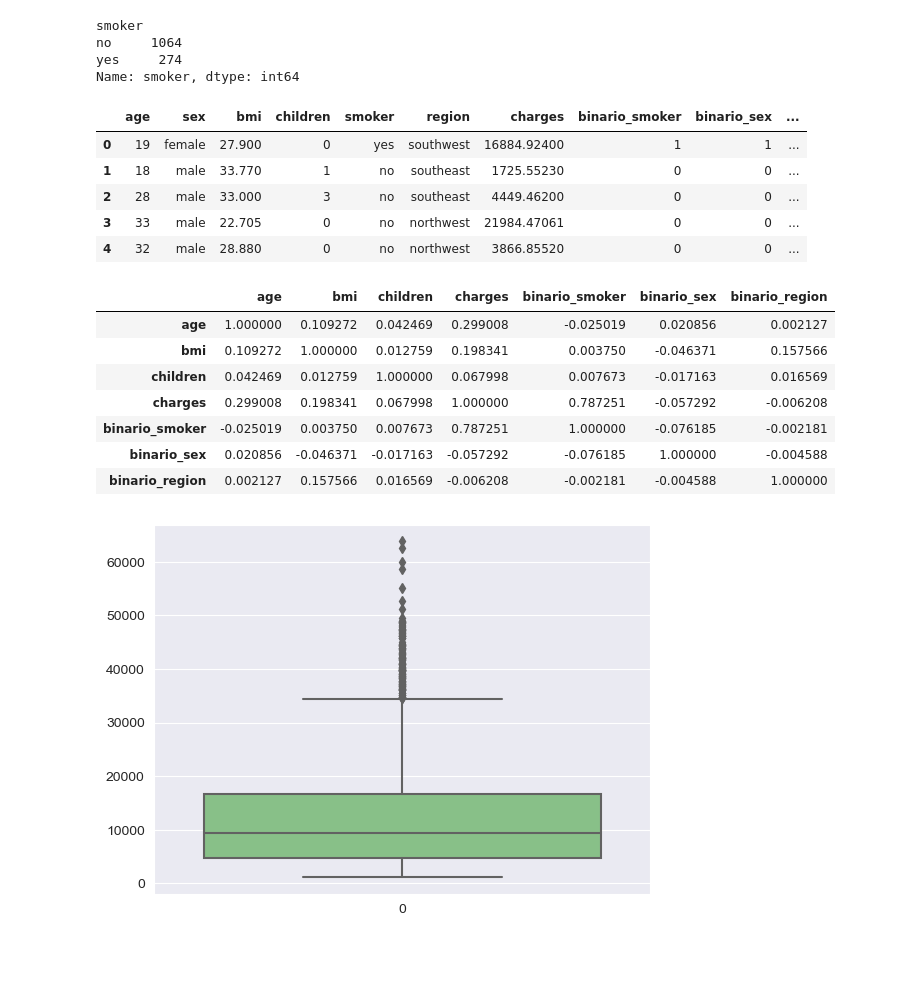
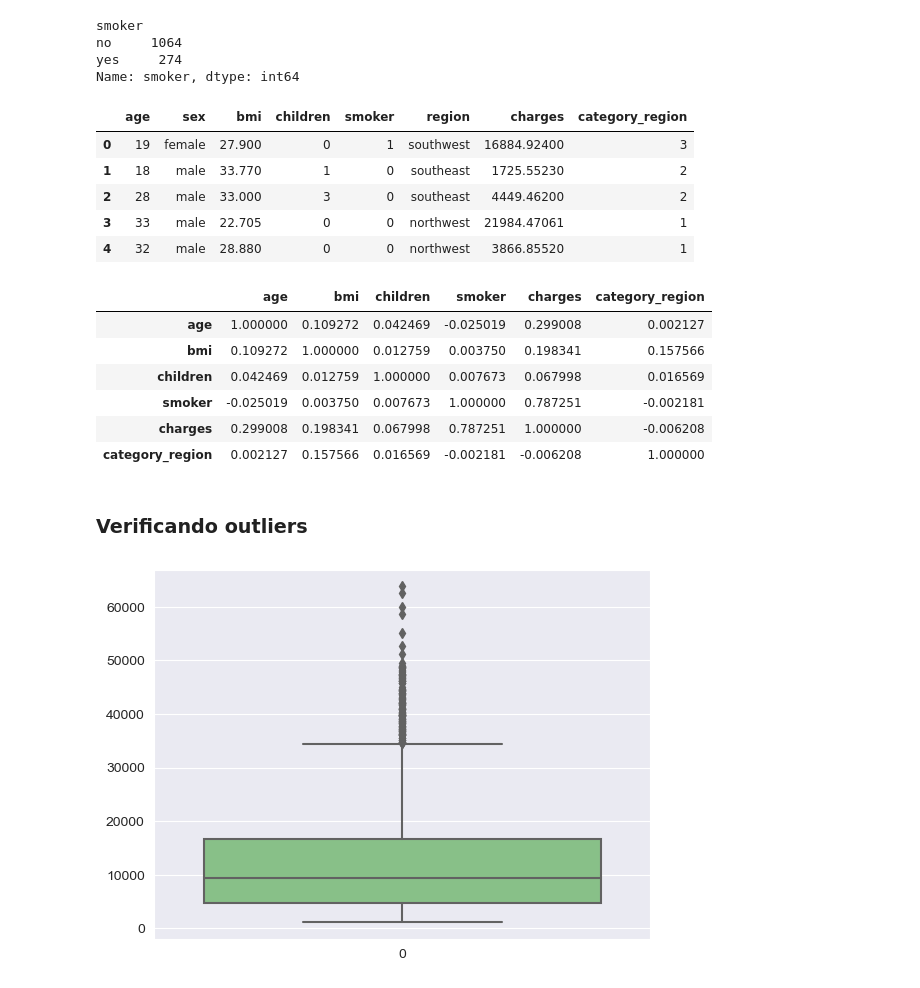
Before and after one commit to VitordeSiqueira/Medical-Cost-Personal-Datasets, a Jupyter notebook: Predict Personal Medical Cost .ipynb, the cells around one changed output. Cells and saved outputs as stored; diff of their text form; code cells hidden in the pictures; blank space fills up the shorter version.

```diff
--- a/Predict Personal Medical Cost .ipynb
+++ b/Predict Personal Medical Cost .ipynb
@@ -60,25 +82,24 @@ def lambda_region(x):
     else:
         return 3
 # %%
-df['binario_smoker'] = df['smoker'].apply(lambda x: 1 if x == 'yes' else 0)
-df['binario_sex'] = df['sex'].apply(lambda x: 1 if x == 'female' else 0)
-df['binario_region'] = df['region'].apply(lambda_region)
+df['smoker'] = df['smoker'].replace(['yes', 'no'], [1,0]) # 1 se o paciente for fumante e 0 se o paciente não for fumante
+df['category_region'] = df['region'].apply(lambda_region)
 df.head()
 # %% [output]
-|  | age | sex | bmi | children | smoker | region | charges | binario_smoker | binario_sex | ... |
-| 0 | 19 | female | 27.900 | 0 | yes | southwest | 16884.92400 | 1 | 1 | ... |
-| 1 | 18 | male | 33.770 | 1 | no | southeast | 1725.55230 | 0 | 0 | ... |
-| 2 | 28 | male | 33.000 | 3 | no | southeast | 4449.46200 | 0 | 0 | ... |
-| 3 | 33 | male | 22.705 | 0 | no | northwest | 21984.47061 | 0 | 0 | ... |
-| 4 | 32 | male | 28.880 | 0 | no | northwest | 3866.85520 | 0 | 0 | ... |
+|  | age | sex | bmi | children | smoker | region | charges | category_region |
+| 0 | 19 | female | 27.900 | 0 | 1 | southwest | 16884.92400 | 3 |
+| 1 | 18 | male | 33.770 | 1 | 0 | southeast | 1725.55230 | 2 |
+| 2 | 28 | male | 33.000 | 3 | 0 | southeast | 4449.46200 | 2 |
+| 3 | 33 | male | 22.705 | 0 | 0 | northwest | 21984.47061 | 1 |
+| 4 | 32 | male | 28.880 | 0 | 0 | northwest | 3866.85520 | 1 |
 # %%
+# Matriz de correlação
 df.corr()
 # %% [output]
-|  | age | bmi | children | charges | binario_smoker | binario_sex | binario_region |
-| age | 1.000000 | 0.109272 | 0.042469 | 0.299008 | -0.025019 | 0.020856 | 0.002127 |
-| bmi | 0.109272 | 1.000000 | 0.012759 | 0.198341 | 0.003750 | -0.046371 | 0.157566 |
-| children | 0.042469 | 0.012759 | 1.000000 | 0.067998 | 0.007673 | -0.017163 | 0.016569 |
-| charges | 0.299008 | 0.198341 | 0.067998 | 1.000000 | 0.787251 | -0.057292 | -0.006208 |
-| binario_smoker | -0.025019 | 0.003750 | 0.007673 | 0.787251 | 1.000000 | -0.076185 | -0.002181 |
-| binario_sex | 0.020856 | -0.046371 | -0.017163 | -0.057292 | -0.076185 | 1.000000 | -0.004588 |
-| binario_region | 0.002127 | 0.157566 | 0.016569 | -0.006208 | -0.002181 | -0.004588 | 1.000000 |
+|  | age | bmi | children | smoker | charges | category_region |
+| age | 1.000000 | 0.109272 | 0.042469 | -0.025019 | 0.299008 | 0.002127 |
+| bmi | 0.109272 | 1.000000 | 0.012759 | 0.003750 | 0.198341 | 0.157566 |
+| children | 0.042469 | 0.012759 | 1.000000 | 0.007673 | 0.067998 | 0.016569 |
+| smoker | -0.025019 | 0.003750 | 0.007673 | 1.000000 | 0.787251 | -0.002181 |
+| charges | 0.299008 | 0.198341 | 0.067998 | 0.787251 | 1.000000 | -0.006208 |
+| category_region | 0.002127 | 0.157566 | 0.016569 | -0.002181 | -0.006208 | 1.000000 |
@@ -85,3 +108,5 @@ df.corr()
+# %% [markdown]
+### Verificando outliers
 # %%
 ax = sns.boxplot(data=df['charges'])
 # %% [output]
```
Also changed, not shown: parts of 33 cells of this notebook.
